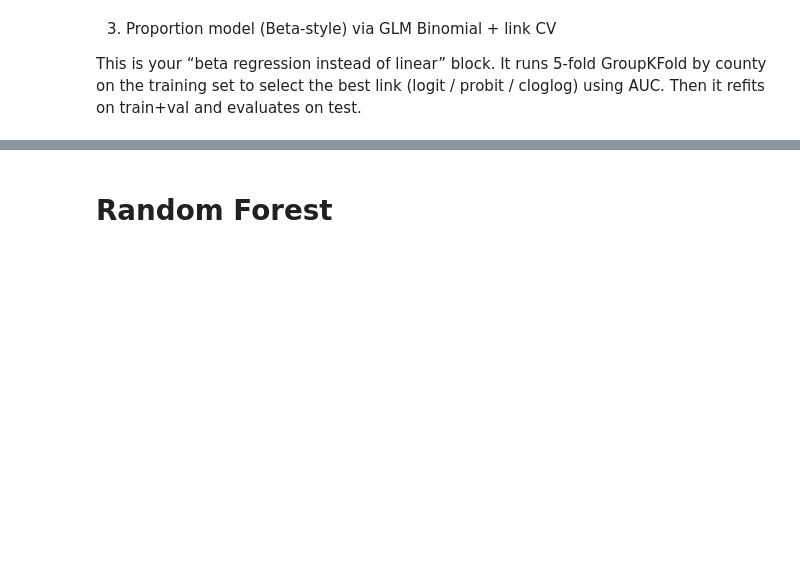
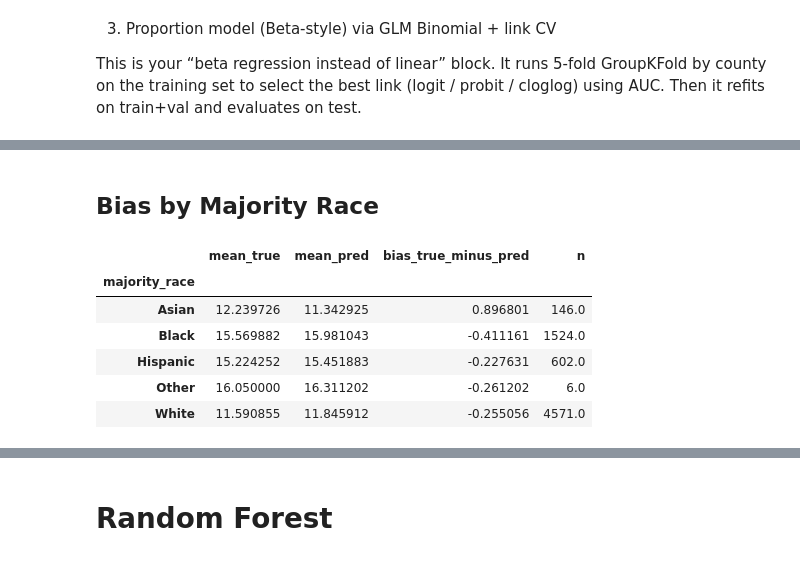
Before and after one commit to swatimisra/SDS336-Project, a Jupyter notebook: FinalRegressionModeling.ipynb, the cells around one changed output, grey strips where cells are left out. Drawn from its saved outputs; the diff is of its cells as text; code cells hidden in the pictures; blank space fills up the shorter version.

```diff
--- a/FinalRegressionModeling.ipynb
+++ b/FinalRegressionModeling.ipynb
@@ -231,0 +325,20 @@ Proportion model (GLM-logit) — Test AUC: 0.977
+# %%
+# Income quartile groups on test set
+test_eval["income_q"] = pd.qcut(
+    test_eval["Median_Income"],
+    4,
+    labels=["Q1_lowest", "Q2", "Q3", "Q4_highest"]
+)
+
+bias_income = (
+    test_eval
+    .groupby("income_q")
+    .apply(lambda g: pd.Series({
+        "mean_true": g["y_true"].mean(),
+        "mean_pred": g["y_pred"].mean(),
+        "bias_true_minus_pred": (g["y_true"] - g["y_pred"]).mean(),
+        "n": len(g)
+    }))
+)
+
+bias_income
@@ -231,0 +364,34 @@ Proportion model (GLM-logit) — Test AUC: 0.977
+# %% [markdown]
+## Bias by Majority Race
+# %%
+race_cols = ["Pct_White_Alone", "Pct_Black_Alone", "Pct_Asian_Alone",
+             "Pct_Hispanic", "Pct_Other"]
+
+# Majority race per tract
+test_eval["majority_race"] = (
+    test_eval[race_cols]
+    .idxmax(axis=1)
+    .str.replace("Pct_", "", regex=False)
+    .str.replace("_Alone", "", regex=False)
+)
+
+bias_race = (
+    test_eval
+    .groupby("majority_race")
+    .apply(lambda g: pd.Series({
+        "mean_true": g["y_true"].mean(),
+        "mean_pred": g["y_pred"].mean(),
+        "bias_true_minus_pred": (g["y_true"] - g["y_pred"]).mean(),
+        "n": len(g)
+    }))
+)
+
+bias_race
+# %% [output]
+|  | mean_true | mean_pred | bias_true_minus_pred | n |
+| majority_race |  |  |  |  |
+| Asian | 12.239726 | 11.342925 | 0.896801 | 146.0 |
+| Black | 15.569882 | 15.981043 | -0.411161 | 1524.0 |
+| Hispanic | 15.224252 | 15.451883 | -0.227631 | 602.0 |
+| Other | 16.050000 | 16.311202 | -0.261202 | 6.0 |
+| White | 11.590855 | 11.845912 | -0.255056 | 4571.0 |
```
Also changed, not shown: parts of 45 cells of this notebook.
